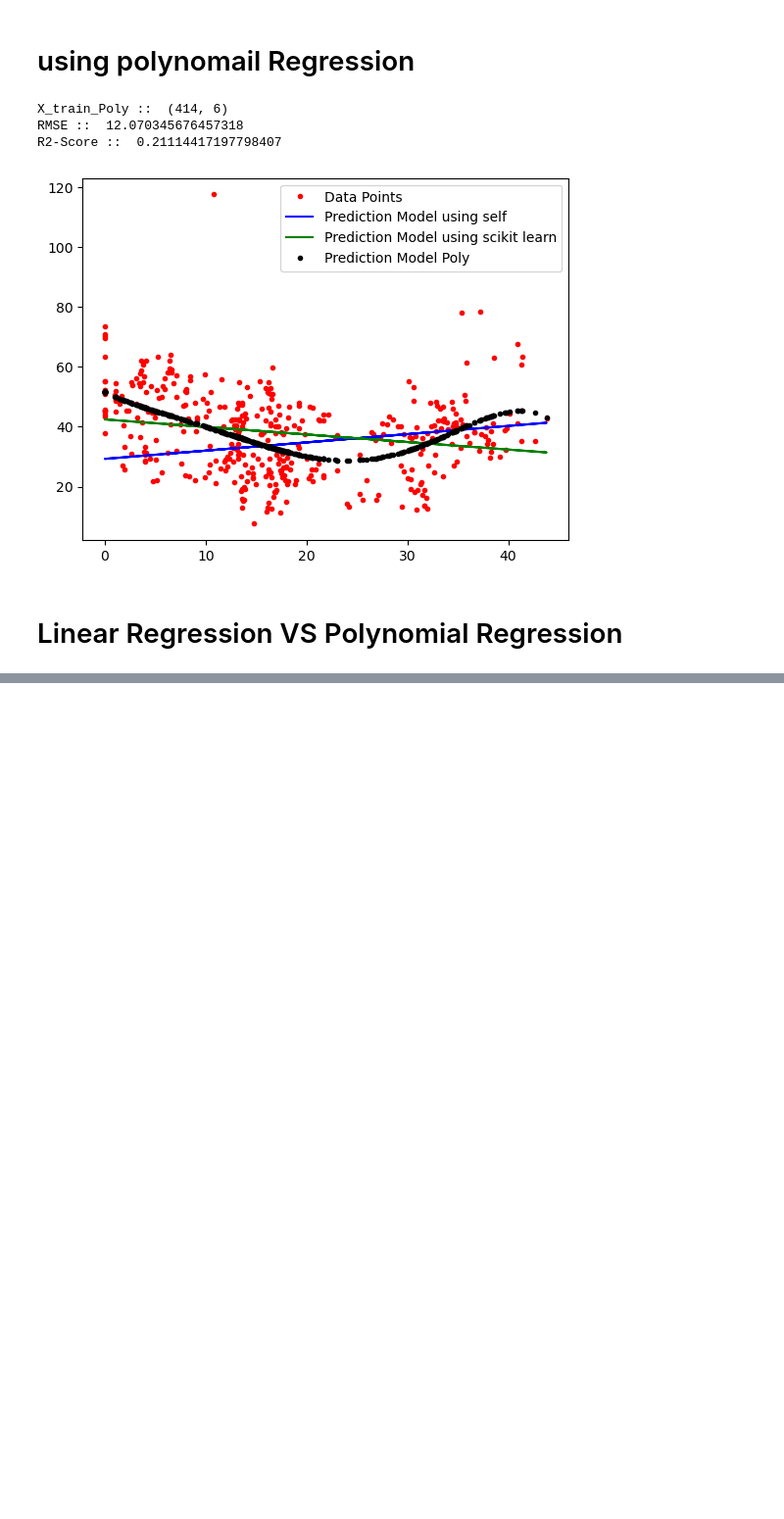
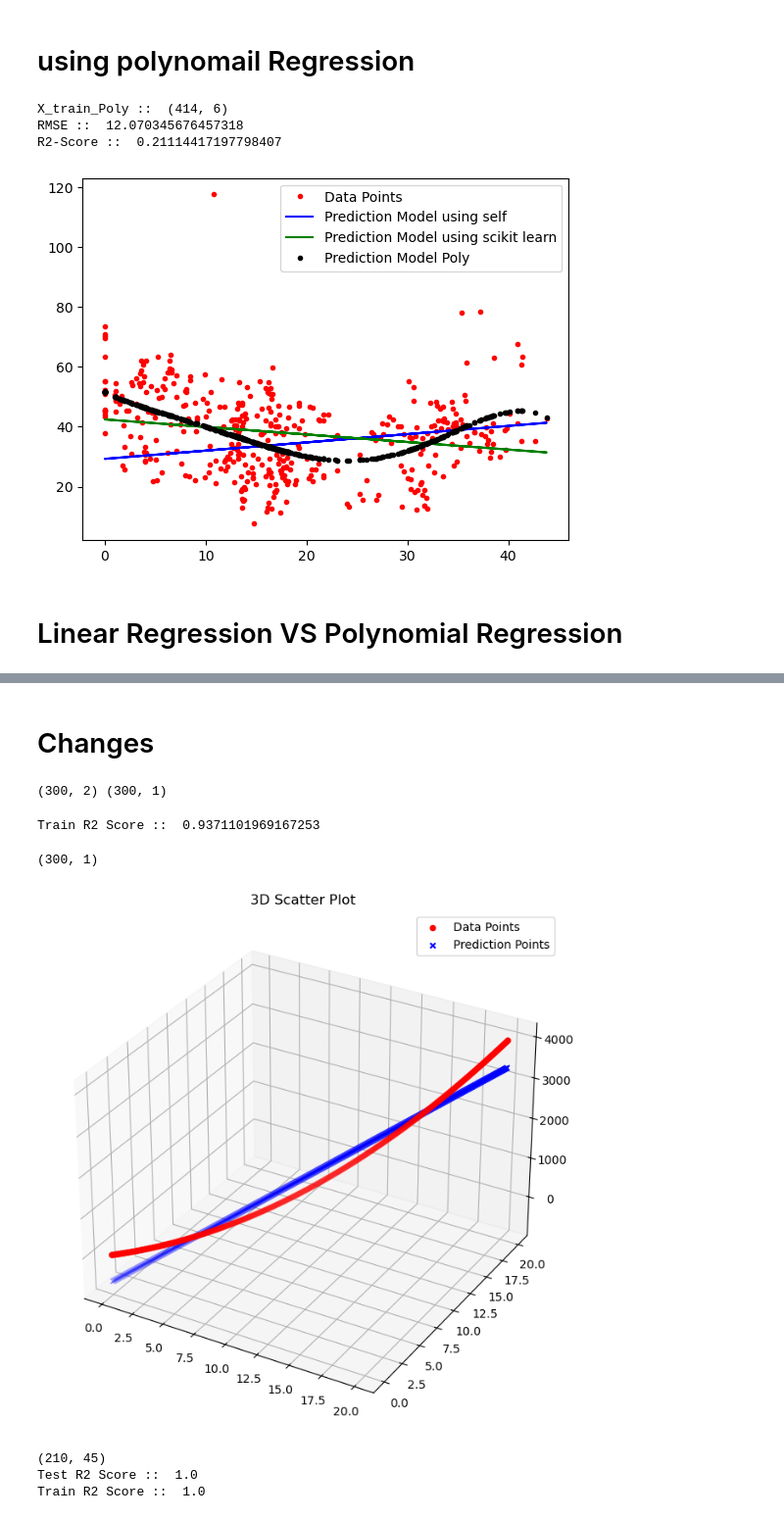
Before and after one commit to sandeepshakya2019/Machine-Learning-HandsOn, a Jupyter notebook: 01_Code/1_MachineLearningAlgo/2_Gradient_Descent.ipynb, the cells around one changed output, grey strips where cells are left out. Shown at 98% size. Drawn from its saved outputs; the diff is of its cells as text; code cells hidden in the pictures; blank space fills up the shorter version.

Commit message:
Adding Linear Regression

```diff
--- a/01_Code/1_MachineLearningAlgo/2_Gradient_Descent.ipynb
+++ b/01_Code/1_MachineLearningAlgo/2_Gradient_Descent.ipynb
@@ -352,0 +353,2 @@ plt.show()
+# %% [markdown]
+# Changes
@@ -352,0 +361,10 @@ plt.show()
+# %%
+X1 = np.linspace(0, 20, 300).reshape(-1, 1)
+X2 = np.linspace(0, 20, 300).reshape(-1, 1)
+Y = 4 * X1**2 + 6 * X2**2
+
+X = np.hstack((X1, X2))
+
+print(X.shape, Y.shape)
+# %% [output]
+(300, 2) (300, 1)
@@ -352,0 +375,62 @@ plt.show()
+# %%
+from sklearn.linear_model import LinearRegression
+from sklearn.metrics import root_mean_squared_error, r2_score
+
+linear = LinearRegression()
+
+linear.fit(X , Y)
+
+YTrain = linear.predict(X)
+
+print("Train R2 Score :: ", r2_score(Y, YTrain))
+
+YTrain.shape
+# %% [output]
+Train R2 Score ::  0.9371101969167253
+(300, 1)
+# %%
+x = X1
+y = X2
+z = Y
+
+# Create a 3D scatter plot
+fig = plt.figure(figsize=(10, 8))
+ax = fig.add_subplot(111, projection='3d')
+
+# Scatter plot (red points)
+ax.scatter(x, y, z, c='r', marker='o', label="Data Points")
+
+# Scatter plot (blue points, using the same data as z)
+ax.scatter(x, y, YTrain, c='b', marker="x", label="Prediction Points")
+
+# Title and legend
+plt.title("3D Scatter Plot")
+plt.legend()
+plt.show()
+# %% [output]
+[figure, added]
+# %%
+from sklearn.preprocessing import PolynomialFeatures
+from sklearn.linear_model import LinearRegression
+from sklearn.metrics import root_mean_squared_error, r2_score
+
+poly_model = PolynomialFeatures(degree=8, include_bias=True)
+
+X_train_poly = poly_model.fit_transform(X_train)
+print(X_train_poly.shape)
+
+linear_poly = LinearRegression()
+linear_poly.fit(X_train_poly, Y_train)
+
+YPolyTrain = linear_poly.predict(X_train_poly)
+
+X_test_poly = poly_model.fit_transform(X_test)
+YPolyTest = linear_poly.predict(X_test_poly)
+
+
+print("Test R2 Score :: ", r2_score(Y_test, YPolyTest))
+print("Train R2 Score :: ", r2_score(Y_train, YPolyTrain))
+# %% [output]
+(210, 45)
+Test R2 Score ::  1.0
+Train R2 Score ::  1.0
```
Also changed, not shown: parts of 10 cells of this notebook.
